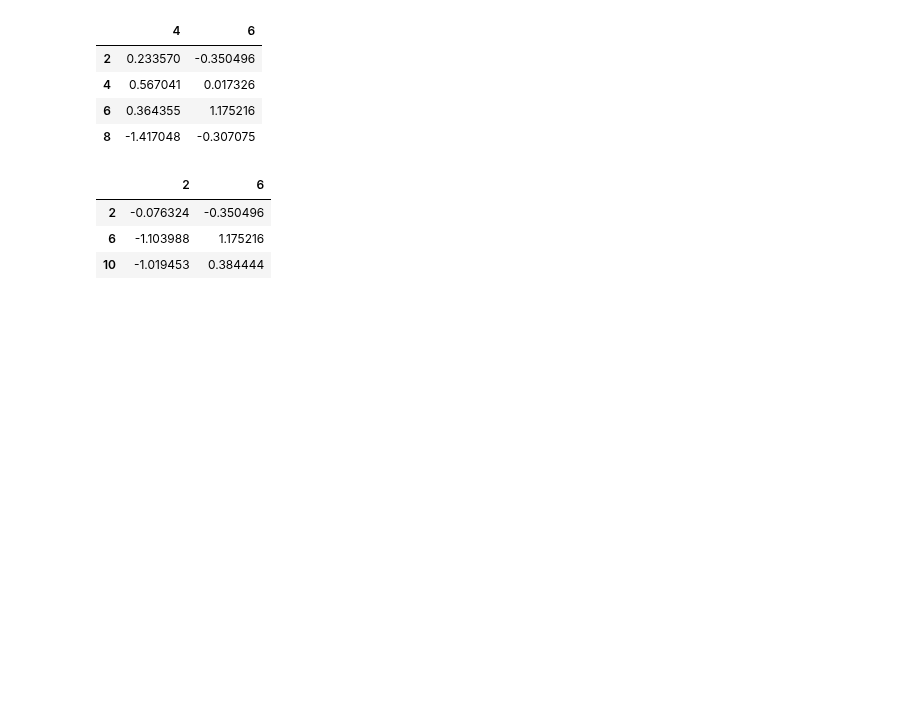
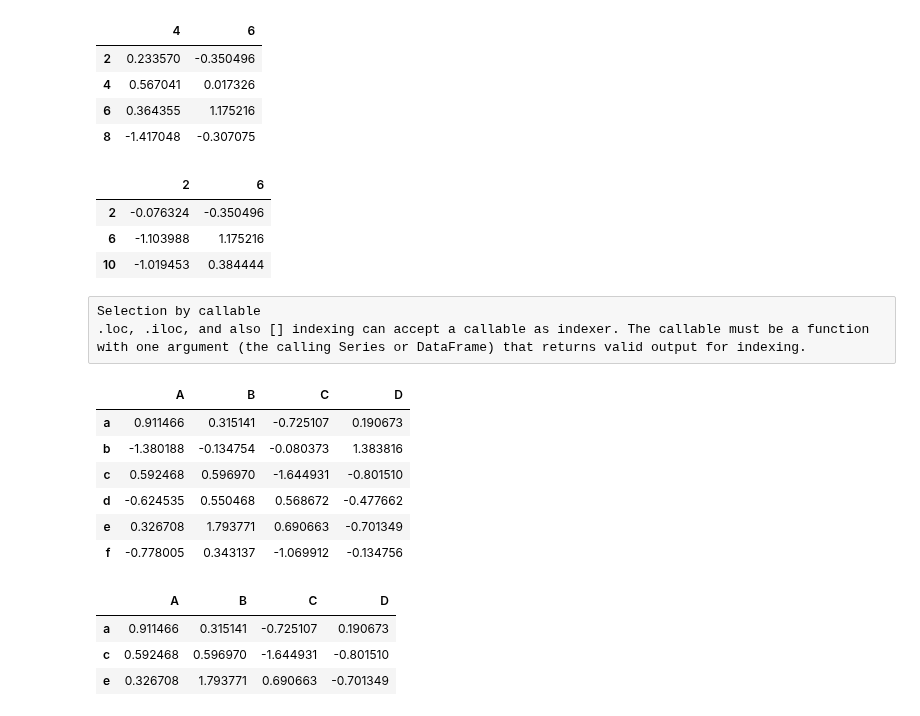
Before and after one commit to manasesmutembei11/ML, a Jupyter notebook: pandas/indexing_and_selecting.ipynb, the cells around one changed output. Drawn from its saved outputs; the diff is of its cells as text; code cells hidden in the pictures; blank space fills up the shorter version.

```diff
--- a/pandas/indexing_and_selecting.ipynb
+++ b/pandas/indexing_and_selecting.ipynb
@@ -402,0 +401,23 @@ df1.iloc[[1, 3, 5], [1, 3]]
+# %% [raw]
+Selection by callable
+.loc, .iloc, and also [] indexing can accept a callable as indexer. The callable must be a function with one argument (the calling Series or DataFrame) that returns valid output for indexing.
+# %%
+df1 = pd.DataFrame(np.random.randn(6, 4),
+                   index=list('abcdef'),
+                   columns=list('ABCD'))
+df1
+# %% [output]
+|  | A | B | C | D |
+| a | 0.911466 | 0.315141 | -0.725107 | 0.190673 |
+| b | -1.380188 | -0.134754 | -0.080373 | 1.383816 |
+| c | 0.592468 | 0.596970 | -1.644931 | -0.801510 |
+| d | -0.624535 | 0.550468 | 0.568672 | -0.477662 |
+| e | 0.326708 | 1.793771 | 0.690663 | -0.701349 |
+| f | -0.778005 | 0.343137 | -1.069912 | -0.134756 |
+# %%
+df1.loc[lambda df: df['A'] > 0, :]
+# %% [output]
+|  | A | B | C | D |
+| a | 0.911466 | 0.315141 | -0.725107 | 0.190673 |
+| c | 0.592468 | 0.596970 | -1.644931 | -0.801510 |
+| e | 0.326708 | 1.793771 | 0.690663 | -0.701349 |
```
Also changed, not shown: parts of 9 cells of this notebook.
